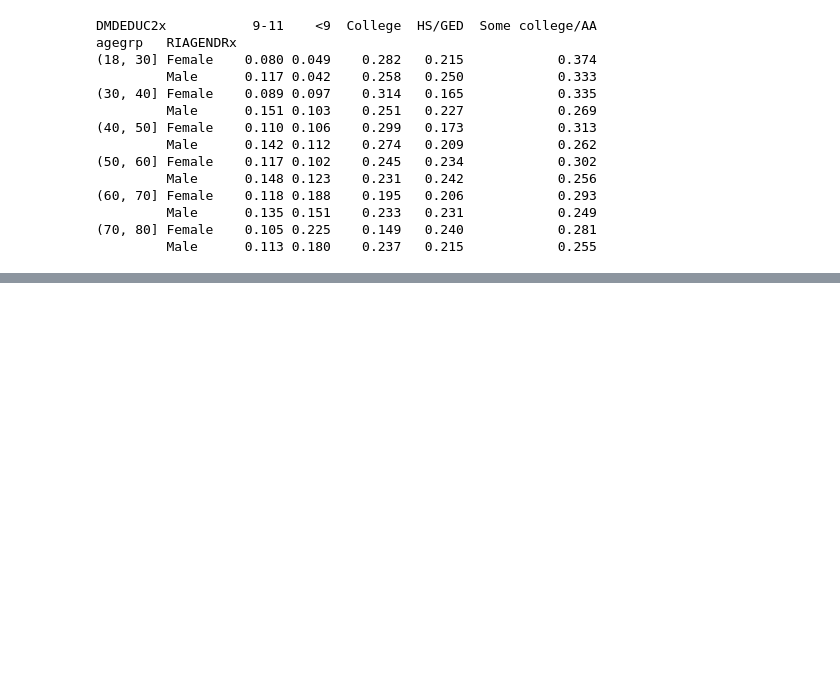
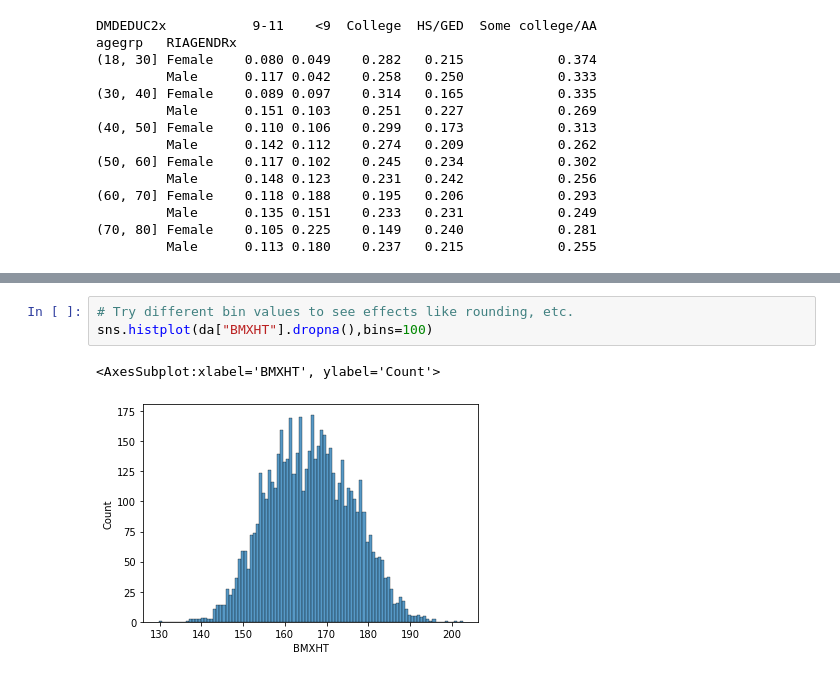
Before and after one commit to mxagar/statistics_with_python_coursera, a Jupyter notebook: 01_Visualization/lab/03_CaseStudy_NHANES.ipynb, the cells around one changed output, grey strips where cells are left out. Cells and saved outputs as stored; diff of their text form; blank space fills up the shorter version.

```diff
--- a/01_Visualization/lab/03_CaseStudy_NHANES.ipynb
+++ b/01_Visualization/lab/03_CaseStudy_NHANES.ipynb
@@ -305,0 +484,6 @@ agegrp   RIAGENDRx
+# %%
+# Try different bin values to see effects like rounding, etc.
+sns.histplot(da["BMXHT"].dropna(),bins=100)
+# %% [output]
+<AxesSubplot:xlabel='BMXHT', ylabel='Count'>
+[figure, added]
```
Also changed, not shown: parts of 43 cells of this notebook.
